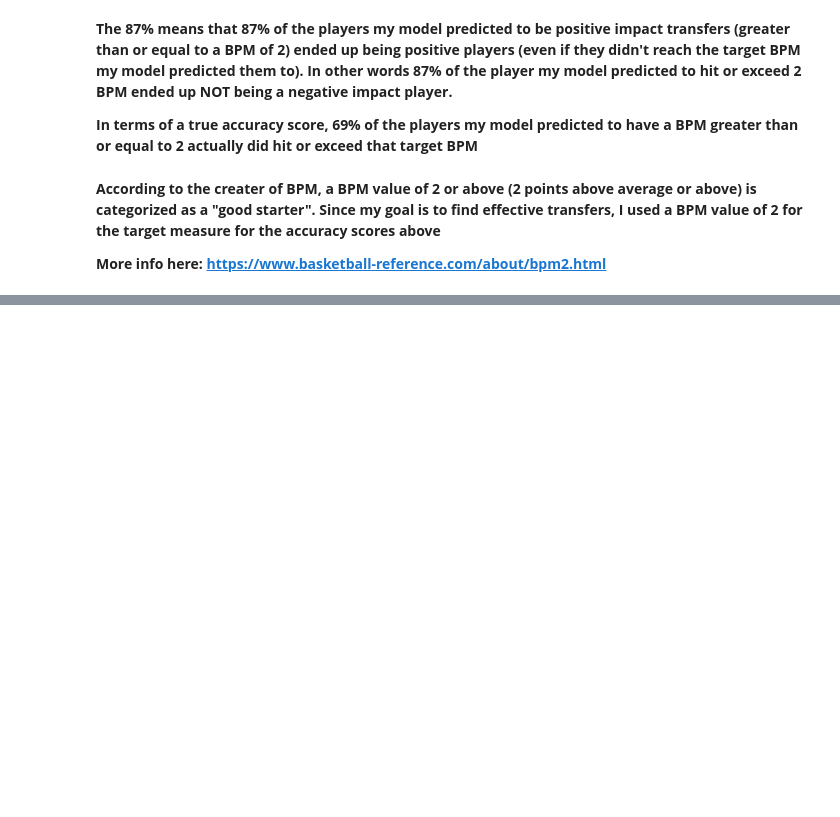
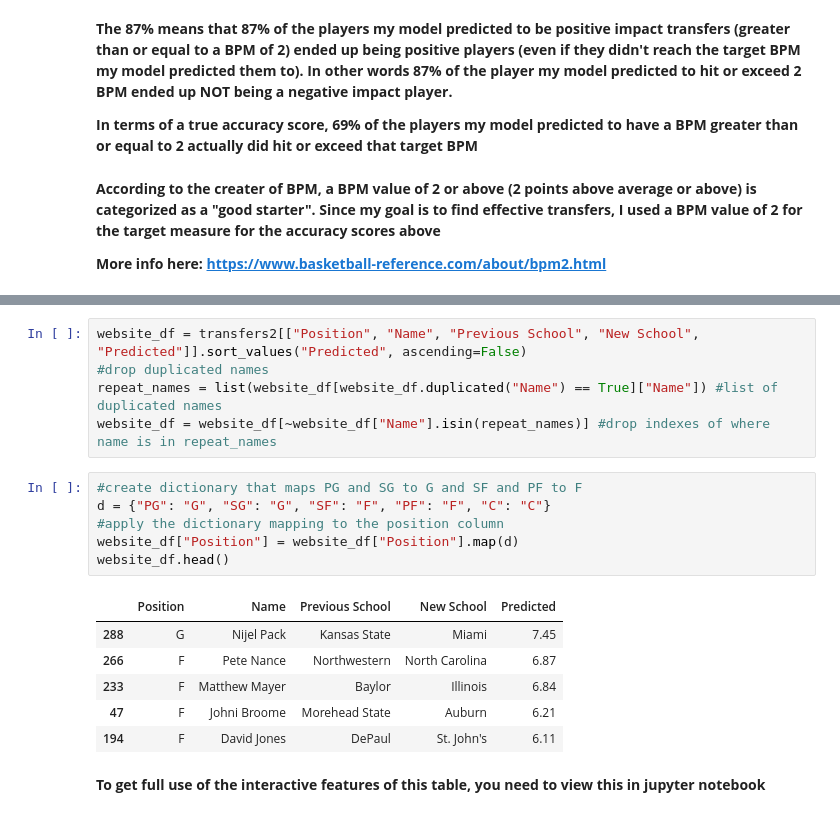
Before and after one commit to jquam15/transfer_model, a Jupyter notebook: analysis.ipynb, the cells around one changed output, grey strips where cells are left out. Drawn from its saved outputs; the diff is of its cells as text; blank space fills up the shorter version.

Commit message:
Added tables

```diff
--- a/analysis.ipynb
+++ b/analysis.ipynb
@@ -671,0 +690,20 @@ print(round(predicted_positive_accuracy(2, pos_player=False), 2))
+# %%
+website_df = transfers2[["Position", "Name", "Previous School", "New School", "Predicted"]].sort_values("Predicted", ascending=False)
+#drop duplicated names
+repeat_names = list(website_df[website_df.duplicated("Name") == True]["Name"]) #list of duplicated names
+website_df = website_df[~website_df["Name"].isin(repeat_names)] #drop indexes of where name is in repeat_names
+# %%
+#create dictionary that maps PG and SG to G and SF and PF to F
+d = {"PG": "G", "SG": "G", "SF": "F", "PF": "F", "C": "C"}
+#apply the dictionary mapping to the position column
+website_df["Position"] = website_df["Position"].map(d)
+website_df.head()
+# %% [output]
+|  | Position | Name | Previous School | New School | Predicted |
+| 288 | G | Nijel Pack | Kansas State | Miami | 7.45 |
+| 266 | F | Pete Nance | Northwestern | North Carolina | 6.87 |
+| 233 | F | Matthew Mayer | Baylor | Illinois | 6.84 |
+| 47 | F | Johni Broome | Morehead State | Auburn | 6.21 |
+| 194 | F | David Jones | DePaul | St. John's | 6.11 |
+# %% [markdown]
+**To get full use of the interactive features of this table, you need to view this in jupyter notebook**
```
Also changed, not shown: parts of 7 cells of this notebook, 2 other files.
